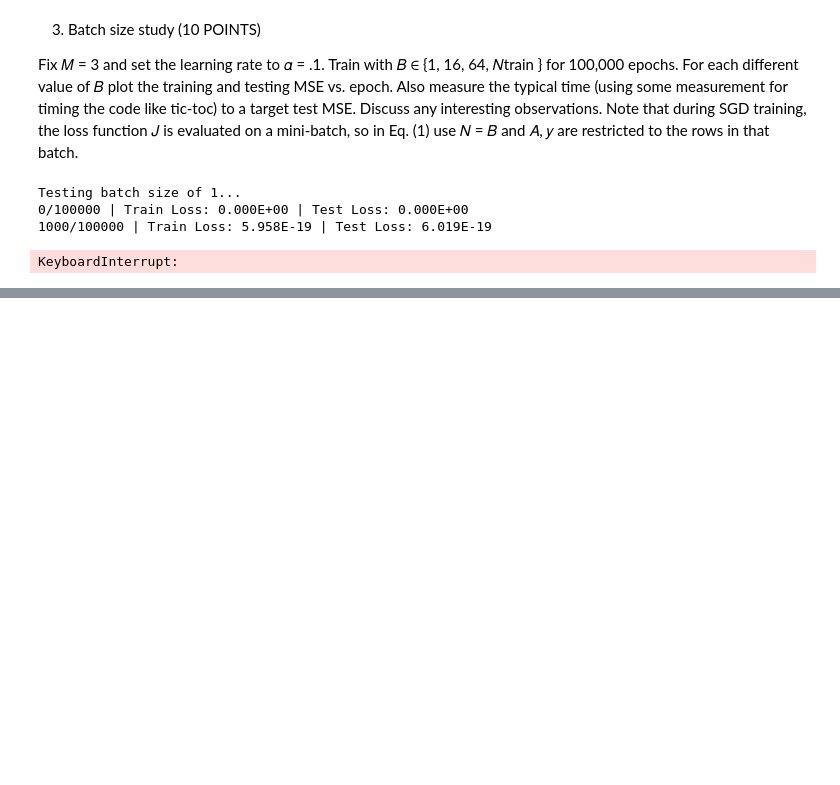
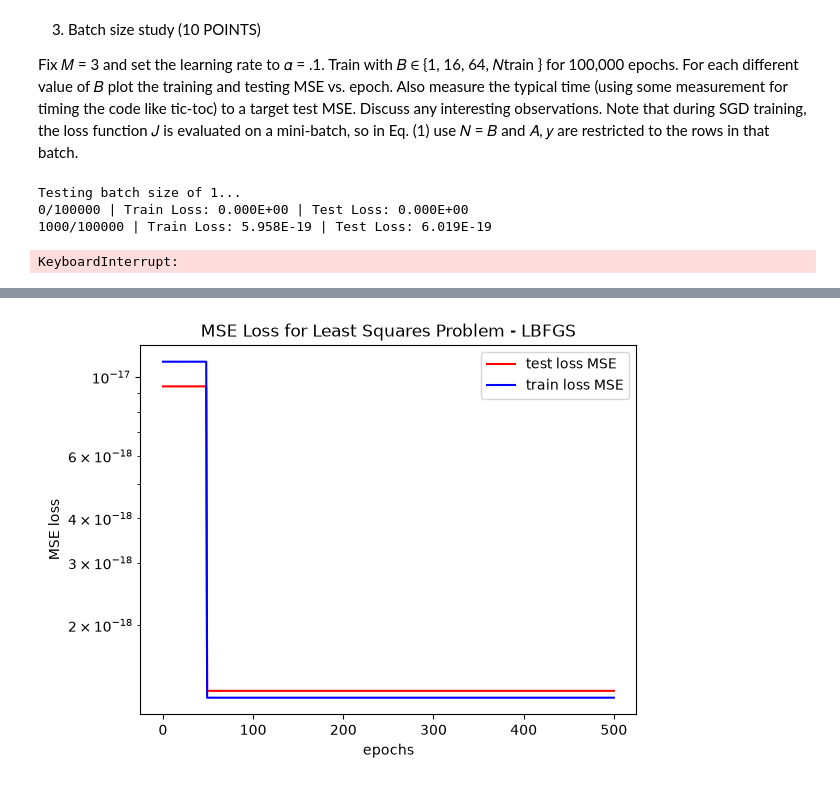
Before and after one commit to Dueling-W/SciML-GirardW-Fall26, a Jupyter notebook: Homework/Homework 6/HW6-Coding-GirardW.ipynb, the cells around one changed output, grey strips where cells are left out. Saved outputs shown, nothing was run; the diff lists cells and outputs as text; code cells hidden in the pictures; blank space fills up the shorter version.

```diff
--- a/Homework/Homework 6/HW6-Coding-GirardW.ipynb
+++ b/Homework/Homework 6/HW6-Coding-GirardW.ipynb
@@ -387,0 +738,12 @@ KeyboardInterrupt:
+# %%
+plt.figure()
+plt.plot(list(range(epochs+1)), results['test_loss'], color="red", label="test loss MSE")
+plt.plot(list(range(epochs+1)), results['training_loss'], color="blue", label="train loss MSE")
+plt.legend()
+plt.xlabel("epochs")
+plt.ylabel('MSE loss')
+plt.semilogy()
+plt.title("MSE Loss for Least Squares Problem - LBFGS")
+plt.show()
+# %% [output]
+[figure, added]
```
Also changed, not shown: parts of 16 cells of this notebook, 1 other file.
